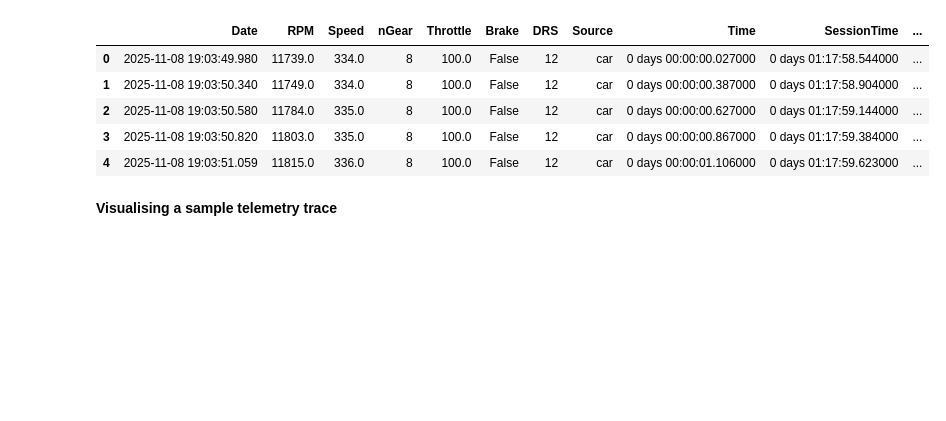
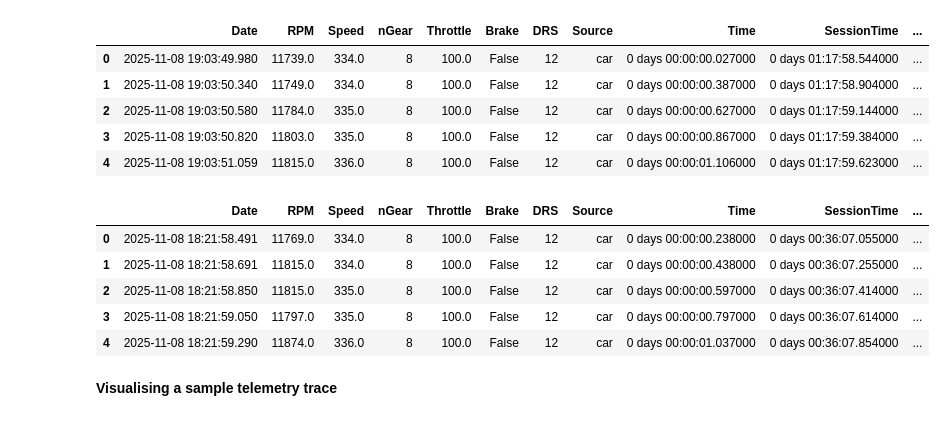
Before and after one commit to anilhimam17/Racing-all-Along, a Jupyter notebook: F1/notebooks/race_debriefs_2025/brazil_2025.ipynb, the cells around one changed output. Drawn from its saved outputs; the diff is of its cells as text; code cells hidden in the pictures; blank space fills up the shorter version.

```diff
--- a/F1/notebooks/race_debriefs_2025/brazil_2025.ipynb
+++ b/F1/notebooks/race_debriefs_2025/brazil_2025.ipynb
@@ -227,0 +219,15 @@ AttributeError: 'NoneType' object has no attribute 'get_car_data'
+# %%
+# Race based telemetry digest
+q1_telemetry_by_race_digest = {}
+
+for driver_number in top_5_drivers_in_race:
+    q1_telemetry_by_race_result = (
+        quali_fast_laps_by_race.pick_drivers(identifiers=driver_number)
+        .pick_fastest()
+        .get_car_data()  # type: ignore
+        .add_differential_distance()
+        .add_distance()
+    )
+    q1_telemetry_by_race_digest[driver_number] = q1_telemetry_by_race_result
+
+q1_telemetry_by_race_digest.keys()
@@ -237,11 +245,6 @@ for driver_number in top_5_drivers_in_quali:
     copy_tel_q1 = data_pipeline.map_telemetry_keypoints(copy_frame=copy_tel_q1)
     q1_telemetry_digest[driver_number] = copy_tel_q1
 
-    # Mapping the telemetry keypoints for Q2
-    copy_tel_q2 = q2_telemetry_digest[driver_number].copy()
-    copy_tel_q2 = data_pipeline.map_telemetry_keypoints(copy_frame=copy_tel_q2)
-    q2_telemetry_digest[driver_number] = copy_tel_q2
-
     # Mapping the telemetry keypoints for Q3
     copy_tel_q3 = q3_telemetry_digest[driver_number].copy()
     copy_tel_q3 = data_pipeline.map_telemetry_keypoints(copy_frame=copy_tel_q3)
@@ -256,6 +259,23 @@ q3_telemetry_digest["81"].head()
 | 2 | 2025-11-08 19:03:50.580 | 11784.0 | 335.0 | 8 | 100.0 | False | 12 | car | 0 days 00:00:00.627000 | 0 days 01:17:59.144000 | ... |
 | 3 | 2025-11-08 19:03:50.820 | 11803.0 | 335.0 | 8 | 100.0 | False | 12 | car | 0 days 00:00:00.867000 | 0 days 01:17:59.384000 | ... |
 | 4 | 2025-11-08 19:03:51.059 | 11815.0 | 336.0 | 8 | 100.0 | False | 12 | car | 0 days 00:00:01.106000 | 0 days 01:17:59.623000 | ... |
+# %%
+# Iterating through the driver telemetry for q1 based on the race result
+for driver_number in top_5_drivers_in_race:
+
+    copy_tel_q1_by_race = q1_telemetry_by_race_digest[driver_number].copy()
+    copy_tel_q1_by_race = data_pipeline.map_telemetry_keypoints(copy_frame=copy_tel_q1_by_race)
+    q1_telemetry_by_race_digest[driver_number] = copy_tel_q1_by_race
+
+# Testing the output transformation
+q1_telemetry_by_race_digest["1"].head()
+# %% [output]
+|  | Date | RPM | Speed | nGear | Throttle | Brake | DRS | Source | Time | SessionTime | ... |
+| 0 | 2025-11-08 18:21:58.491 | 11769.0 | 334.0 | 8 | 100.0 | False | 12 | car | 0 days 00:00:00.238000 | 0 days 00:36:07.055000 | ... |
+| 1 | 2025-11-08 18:21:58.691 | 11815.0 | 334.0 | 8 | 100.0 | False | 12 | car | 0 days 00:00:00.438000 | 0 days 00:36:07.255000 | ... |
+| 2 | 2025-11-08 18:21:58.850 | 11815.0 | 335.0 | 8 | 100.0 | False | 12 | car | 0 days 00:00:00.597000 | 0 days 00:36:07.414000 | ... |
+| 3 | 2025-11-08 18:21:59.050 | 11797.0 | 335.0 | 8 | 100.0 | False | 12 | car | 0 days 00:00:00.797000 | 0 days 00:36:07.614000 | ... |
+| 4 | 2025-11-08 18:21:59.290 | 11874.0 | 336.0 | 8 | 100.0 | False | 12 | car | 0 days 00:00:01.037000 | 0 days 00:36:07.854000 | ... |
 # %% [markdown]
 **Visualising a sample telemetry trace**
 # %%
```
Also changed, not shown: parts of 10 cells of this notebook.
